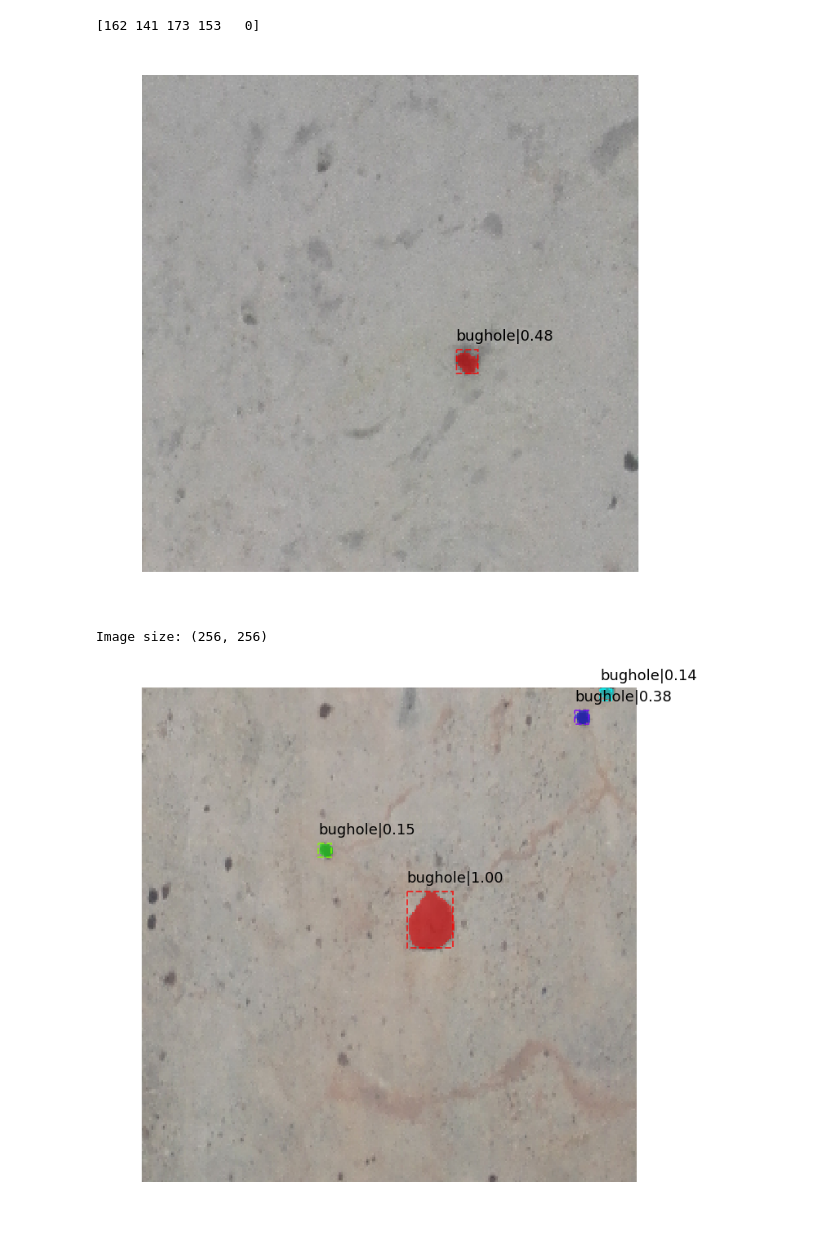
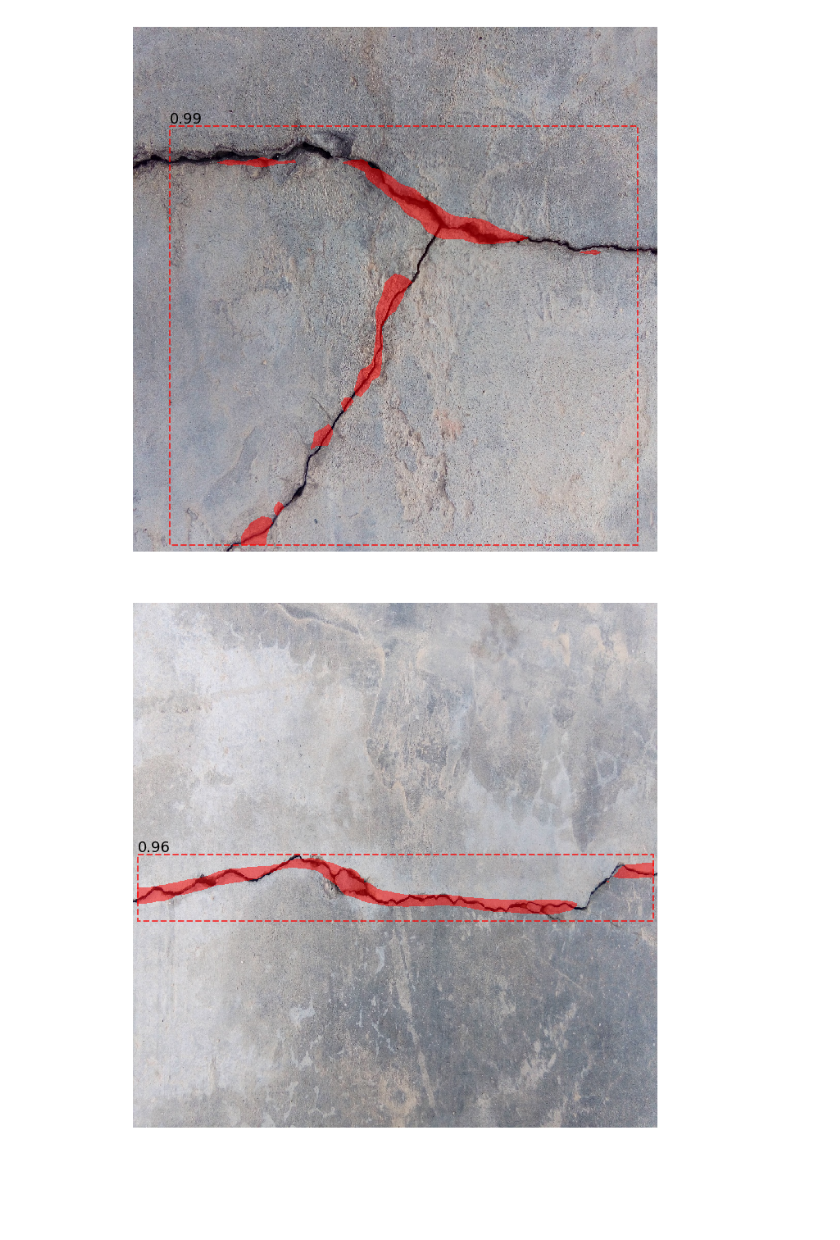
Before and after one commit to forestriveral/mmdetection-for-concrete, a Jupyter notebook: concrete/model_detect.ipynb, the cells around one changed output. Cells and saved outputs as stored; diff of their text form; code cells hidden in the pictures; blank space fills up the shorter version.

```diff
--- a/concrete/model_detect.ipynb
+++ b/concrete/model_detect.ipynb
@@ -8,26 +8,23 @@ import numpy as np
 import matplotlib.pyplot as plt
 from mmdet.apis import inference_detector
 # %%
-score_thr= 0.0
-cfg = './cm_rcnn_10164.py'
-dataset = "concrete"
+score_thr= 0.5
+cfg = './cfg/anchors/cm_rcnn_10164_a3510.py'
+dataset = "crack"
 #dataset = "coco"
-output = '../detection/cm_rcnn_10164_1/eval_result.json'
-model_path = '../work_dirs/cm_rcnn_10164_1/latest.pth'
-image_1 = "../data/coco/test/256_02015.png"
-image_2 = "../data/coco/test/256_02153.png"
-image_3 = "../data/coco/test/256_02076.png"
+#output = '../detection/cm_rcnn_10164_1/eval_result.json'
+model_path = '../work_dirs/cm_rcnn_10164_a3510/latest.pth'
 # %%
 c, m = detection.initiate_detector(cfg, model_path)
 # %%
+image_1 = "../data/coco/test_origin/1024_00001.jpg"
 # single_detect(c, m, image_path, save="./images/detected/person.jpg")
 detection.single_detect_plot(c, m, image_1, dataset, score_thr, save=None)
 # %% [output]
-[162 141 173 153   0]
-[figure, old version]
+[figure, new version]
 # %%
+image_2 = "../data/coco/test_origin/1024_00002.jpg"
 detection.single_detect_plot(c, m, image_2, dataset, score_thr, save=None)
 # %% [output]
-Image size: (256, 256)
-[figure, old version]
+[figure, new version]
 # %%
```
Also changed, not shown: parts of 2 cells of this notebook, 43 other files.
